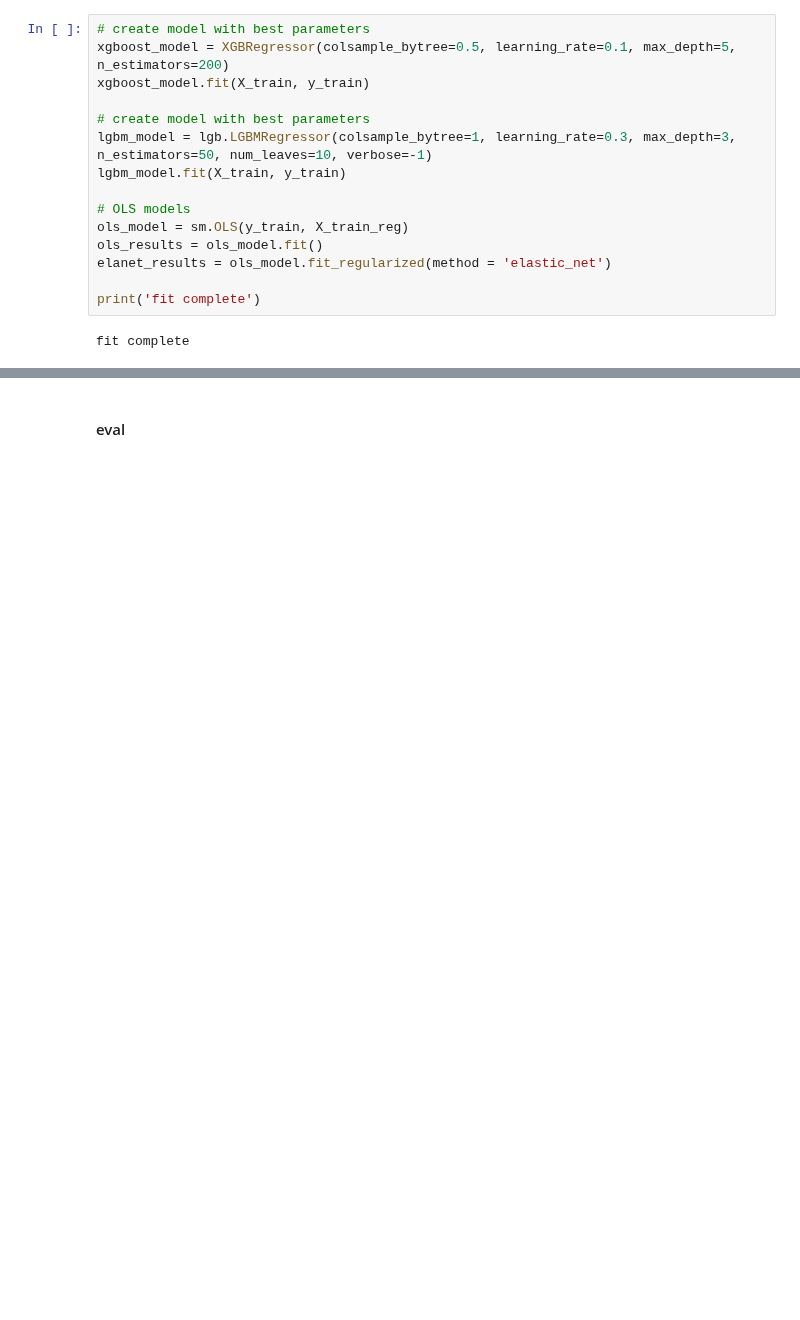
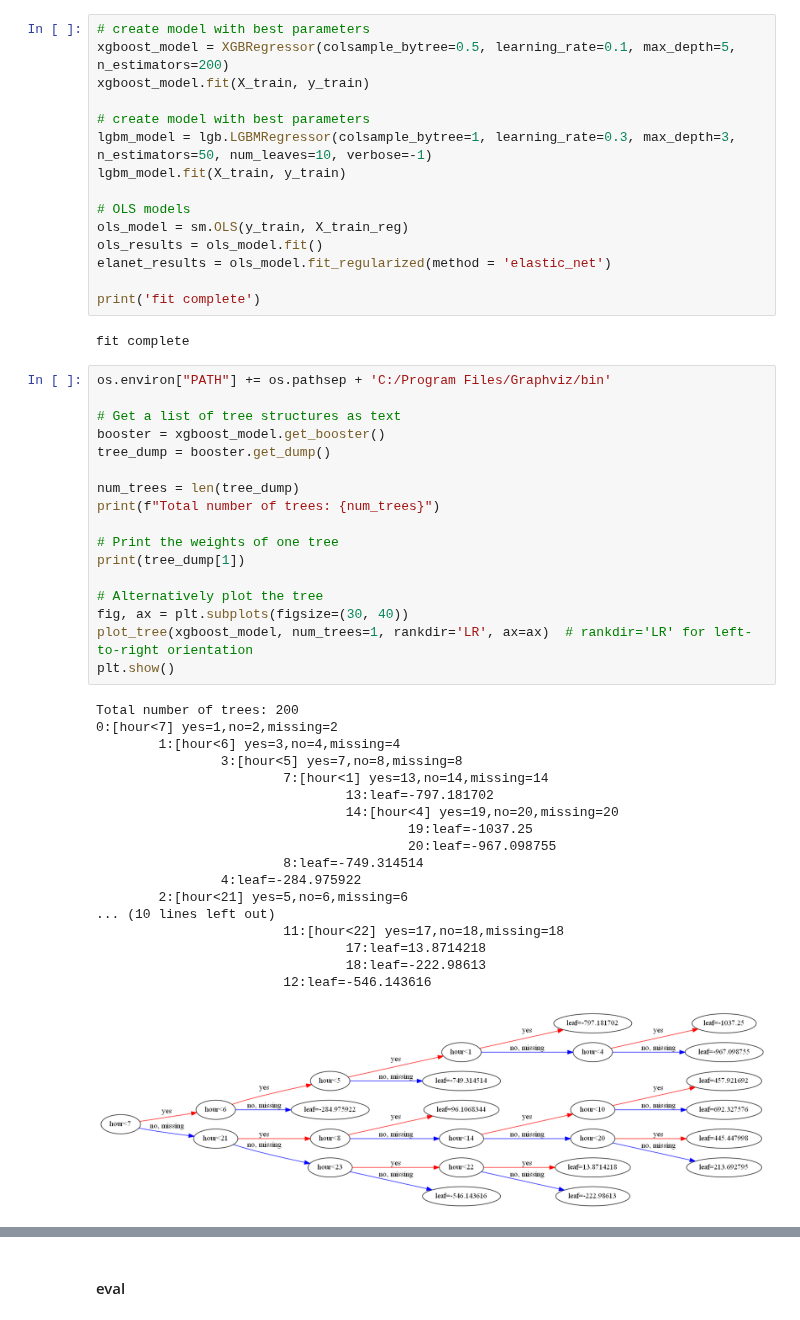
Before and after one commit to hikotei/2023_11-PTSFC, a Jupyter notebook: 2023_12_21 lin reg dummy, xgboost, lightgbm.ipynb, the cells around one changed output, grey strips where cells are left out. Drawn from its saved outputs; the diff is of its cells as text; blank space fills up the shorter version.

Commit message:
xgboost

```diff
--- a/2023_12_21 lin reg dummy, xgboost, lightgbm.ipynb
+++ b/2023_12_21 lin reg dummy, xgboost, lightgbm.ipynb
@@ -593,3 +604,39 @@ elanet_results = ols_model.fit_regularized(method = 'elastic_net')
 print('fit complete')
 # %% [output]
 fit complete
+# %%
+os.environ["PATH"] += os.pathsep + 'C:/Program Files/Graphviz/bin'
+
+# Get a list of tree structures as text
+booster = xgboost_model.get_booster()
+tree_dump = booster.get_dump()
+
+num_trees = len(tree_dump)
+print(f"Total number of trees: {num_trees}")
+
+# Print the weights of one tree
+print(tree_dump[1])
+
+# Alternatively plot the tree
+fig, ax = plt.subplots(figsize=(30, 40))
+plot_tree(xgboost_model, num_trees=1, rankdir='LR', ax=ax)  # rankdir='LR' for left-to-right orientation
+plt.show()
+# %% [output]
+Total number of trees: 200
+0:[hour<7] yes=1,no=2,missing=2
+        1:[hour<6] yes=3,no=4,missing=4
+                3:[hour<5] yes=7,no=8,missing=8
+                        7:[hour<1] yes=13,no=14,missing=14
+                                13:leaf=-797.181702
+                                14:[hour<4] yes=19,no=20,missing=20
+                                        19:leaf=-1037.25
+                                        20:leaf=-967.098755
+                        8:leaf=-749.314514
+                4:leaf=-284.975922
+        2:[hour<21] yes=5,no=6,missing=6
+... (10 lines left out)
+                        11:[hour<22] yes=17,no=18,missing=18
+                                17:leaf=13.8714218
+                                18:leaf=-222.98613
+                        12:leaf=-546.143616
+[figure, added]
```
Also changed, not shown: parts of 9 cells of this notebook.
